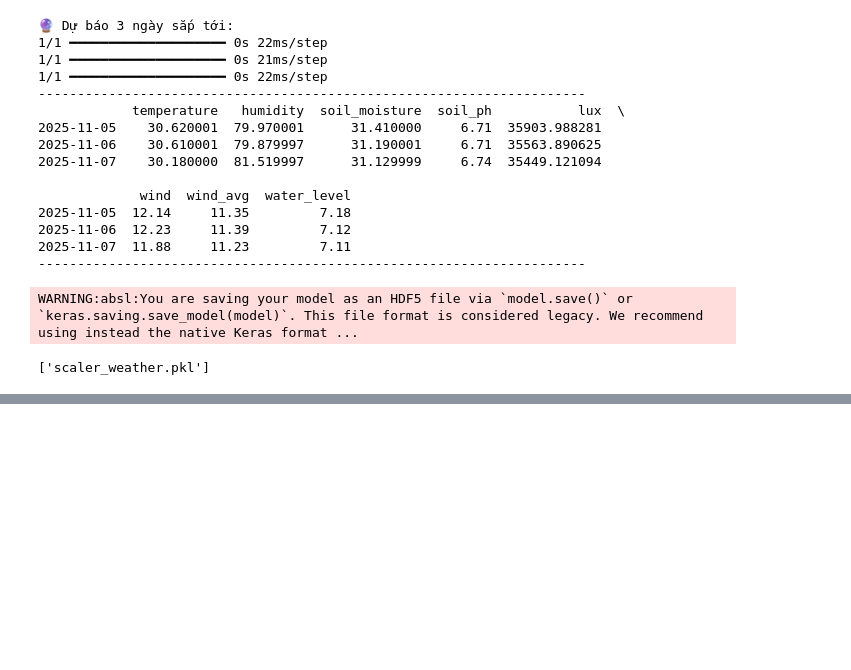
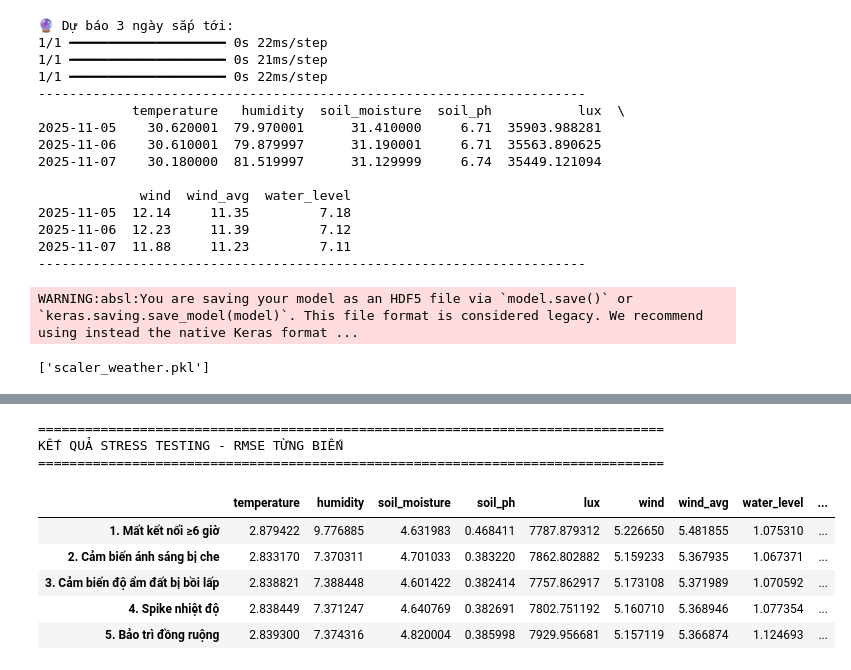
Before and after one commit to danh12004/KLTN, a Jupyter notebook: Backend/Research/data_weather_processing.ipynb, the cells around one changed output, grey strips where cells are left out. Drawn from its saved outputs; the diff is of its cells as text; code cells hidden in the pictures; blank space fills up the shorter version.

```diff
--- a/Backend/Research/data_weather_processing.ipynb
+++ b/Backend/Research/data_weather_processing.ipynb
@@ -348,0 +357,4 @@ WARNING:absl:You are saving your model as an HDF5 file via `model.save()` or `ke
+# %%
+import joblib
+
+scaler = joblib.load("scaler_weather.pkl")
@@ -348,0 +393,30 @@ WARNING:absl:You are saving your model as an HDF5 file via `model.save()` or `ke
+# %%
+stress_scenarios = {
+    "1. Mất kết nối ≥6 giờ": lambda X: inject_missing_data(X, start_idx=100, hours_missing=48),
+    "2. Cảm biến ánh sáng bị che": lambda X: inject_sensor_blocked(X, feature_idx=4, start_idx=150, duration=10, reduction_factor=0.5),
+    "3. Cảm biến độ ẩm đất bị bồi lấp": lambda X: inject_sensor_blocked(X, feature_idx=2, start_idx=80, duration=48, reduction_factor=0.7),
+    "4. Spike nhiệt độ": lambda X: inject_spike(X, feature_idx=0, idx=200, spike_value=45.0),
+    "5. Bảo trì đồng ruộng": lambda X: inject_sensor_blocked(X, feature_idx=2, start_idx=300, duration=24, reduction_factor=1.4),
+}
+
+results_stress = {}
+
+results_stress = {}
+
+for name, func in stress_scenarios.items():
+    print(f"\nĐang mô phỏng: {name}")
+    X_temp = X_test.copy()
+
+    X_temp = func(X_temp)
+
+    y_pred_stress_scaled = model.predict(X_temp)
+    y_pred_stress_real = scaler.inverse_transform(y_pred_stress_scaled)
+    y_test_real = scaler.inverse_transform(y_test)
+
+    rmse_list = []
+    for i, col in enumerate(df.columns):
+        rmse_real = np.sqrt(mean_squared_error(y_test_real[:, i], y_pred_stress_real[:, i]))
+        rmse_list.append(rmse_real)
+
+    results_stress[name] = rmse_list
+    print(f"→ Hoàn thành: {name} | RMSE trung bình: {np.mean(rmse_list):.3f}")
@@ -348,0 +443,18 @@ WARNING:absl:You are saving your model as an HDF5 file via `model.save()` or `ke
+# %%
+# In bảng tổng hợp RMSE
+print("\n" + "="*80)
+print("KẾT QUẢ STRESS TESTING - RMSE TỪNG BIẾN")
+print("="*80)
+result_df = pd.DataFrame(results_stress, index=df.columns).T
+result_df['RMSE_Trung_bình'] = result_df.mean(axis=1)
+result_df
+# %% [output]
+================================================================================
+KẾT QUẢ STRESS TESTING - RMSE TỪNG BIẾN
+================================================================================
+|  | temperature | humidity | soil_moisture | soil_ph | lux | wind | wind_avg | water_level | ... |
+| 1. Mất kết nối ≥6 giờ | 2.879422 | 9.776885 | 4.631983 | 0.468411 | 7787.879312 | 5.226650 | 5.481855 | 1.075310 | ... |
+| 2. Cảm biến ánh sáng bị che | 2.833170 | 7.370311 | 4.701033 | 0.383220 | 7862.802882 | 5.159233 | 5.367935 | 1.067371 | ... |
+| 3. Cảm biến độ ẩm đất bị bồi lấp | 2.838821 | 7.388448 | 4.601422 | 0.382414 | 7757.862917 | 5.173108 | 5.371989 | 1.070592 | ... |
+| 4. Spike nhiệt độ | 2.838449 | 7.371247 | 4.640769 | 0.382691 | 7802.751192 | 5.160710 | 5.368946 | 1.077354 | ... |
+| 5. Bảo trì đồng ruộng | 2.839300 | 7.374316 | 4.820004 | 0.385998 | 7929.956681 | 5.157119 | 5.366874 | 1.124693 | ... |
```
Also changed, not shown: parts of 5 cells of this notebook, 4 other files.
